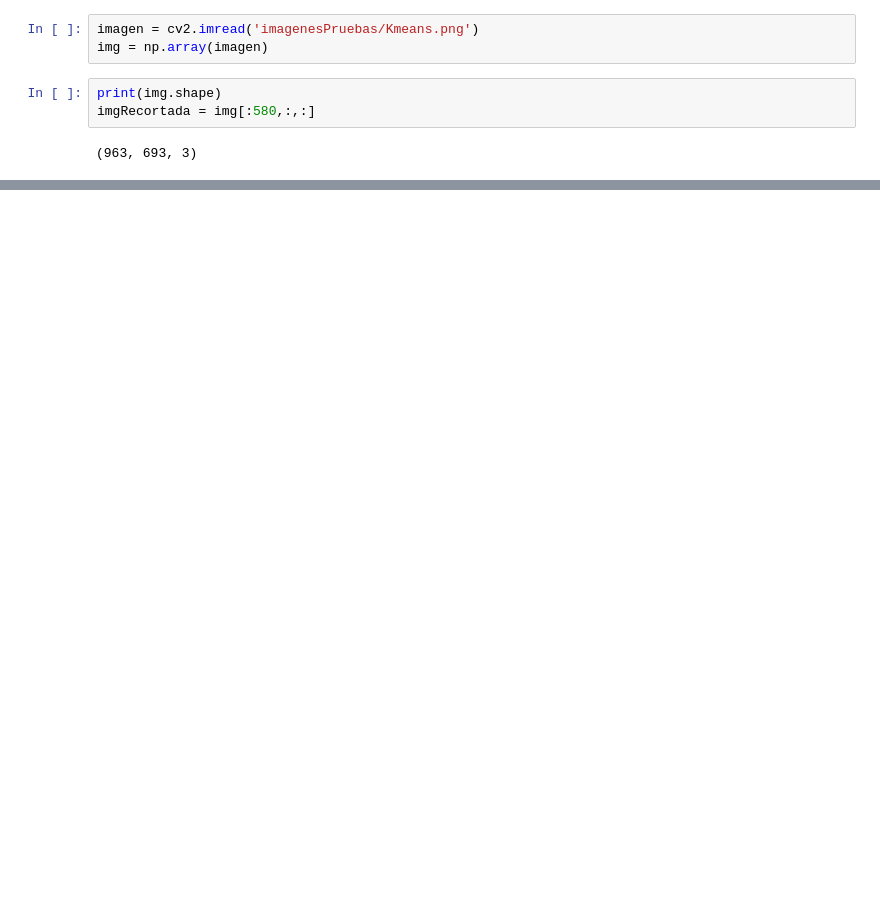
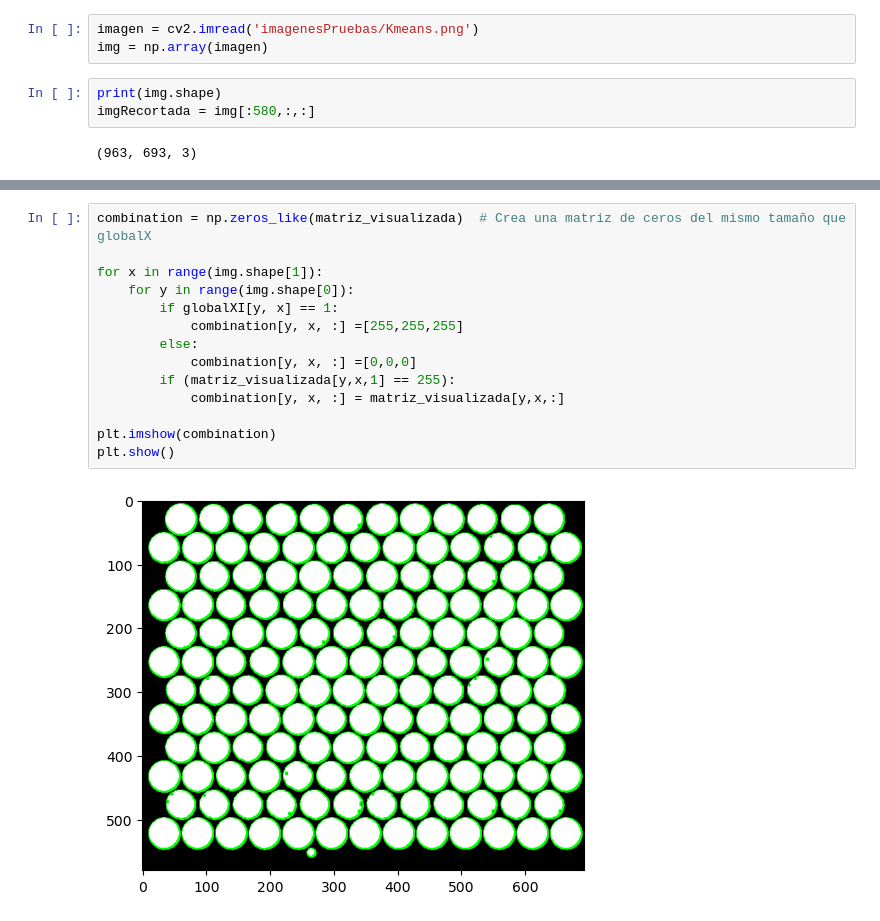
Before and after one commit to DiegoCastr00/VisionArtificial, a Jupyter notebook: Practica2-1.ipynb, the cells around one changed output, grey strips where cells are left out. Drawn from its saved outputs; the diff is of its cells as text; blank space fills up the shorter version.

```diff
--- a/Practica2-1.ipynb
+++ b/Practica2-1.ipynb
@@ -17,0 +48,16 @@ plt.imshow(imgRecortada)
+# %%
+combination = np.zeros_like(matriz_visualizada)  # Crea una matriz de ceros del mismo tamaño que globalX
+
+for x in range(img.shape[1]):
+    for y in range(img.shape[0]):
+        if globalXI[y, x] == 1:
+            combination[y, x, :] =[255,255,255]
+        else:
+            combination[y, x, :] =[0,0,0]
+        if (matriz_visualizada[y,x,1] == 255):
+            combination[y, x, :] = matriz_visualizada[y,x,:]
+
+plt.imshow(combination)
+plt.show()
+# %% [output]
+[figure, added]
```
Also changed, not shown: parts of 9 cells of this notebook, 4 other files.
